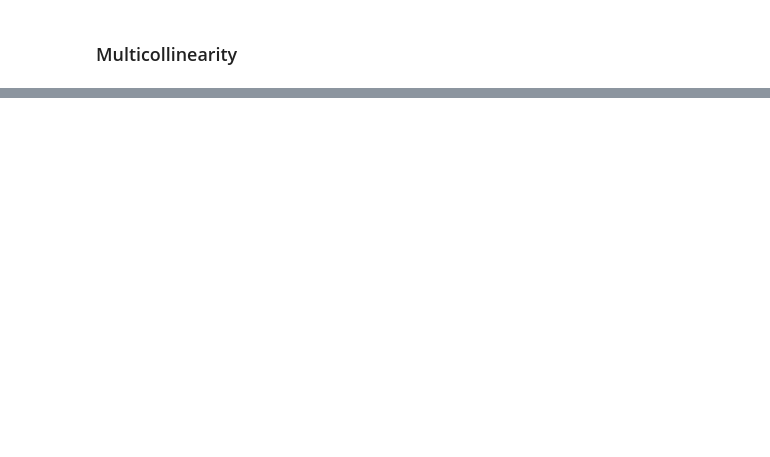
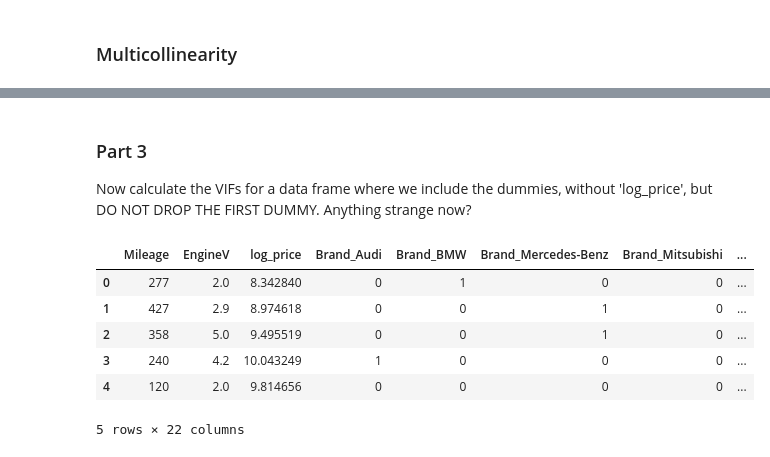
Before and after one commit to TheMn/ml-warm-up, a Jupyter notebook: Linear Regression - Practical Example/sklearn - Dummies and VIF - Exercise.ipynb, the cells around one changed output, grey strips where cells are left out. Saved outputs shown, nothing was run; the diff lists cells and outputs as text; code cells hidden in the pictures; blank space fills up the shorter version.

```diff
--- a/sklearn - Linear Regression - Practical Example (Part 1).ipynb
+++ b/Linear Regression - Practical Example/sklearn - Dummies and VIF - Exercise.ipynb
@@ -344,0 +371,14 @@ data_no_multicollinearity = data_cleaned.drop(['Year'],axis=1)
+# %% [markdown]
+### Part 3
+Now calculate the VIFs for a data frame where we include the dummies, without 'log_price', but DO NOT DROP THE FIRST DUMMY. Anything strange now?
+# %%
+data_with_dummies_new = pd.get_dummies(data_no_multicollinearity) #, drop_first=True)
+data_with_dummies_new.head()
+# %% [output]
+|  | Mileage | EngineV | log_price | Brand_Audi | Brand_BMW | Brand_Mercedes-Benz | Brand_Mitsubishi | ... |
+| 0 | 277 | 2.0 | 8.342840 | 0 | 1 | 0 | 0 | ... |
+| 1 | 427 | 2.9 | 8.974618 | 0 | 0 | 1 | 0 | ... |
+| 2 | 358 | 5.0 | 9.495519 | 0 | 0 | 1 | 0 | ... |
+| 3 | 240 | 4.2 | 10.043249 | 1 | 0 | 0 | 0 | ... |
+| 4 | 120 | 2.0 | 9.814656 | 0 | 0 | 0 | 0 | ... |
+5 rows × 22 columns
```
Also changed, not shown: parts of 56 cells of this notebook, 2 other files.
